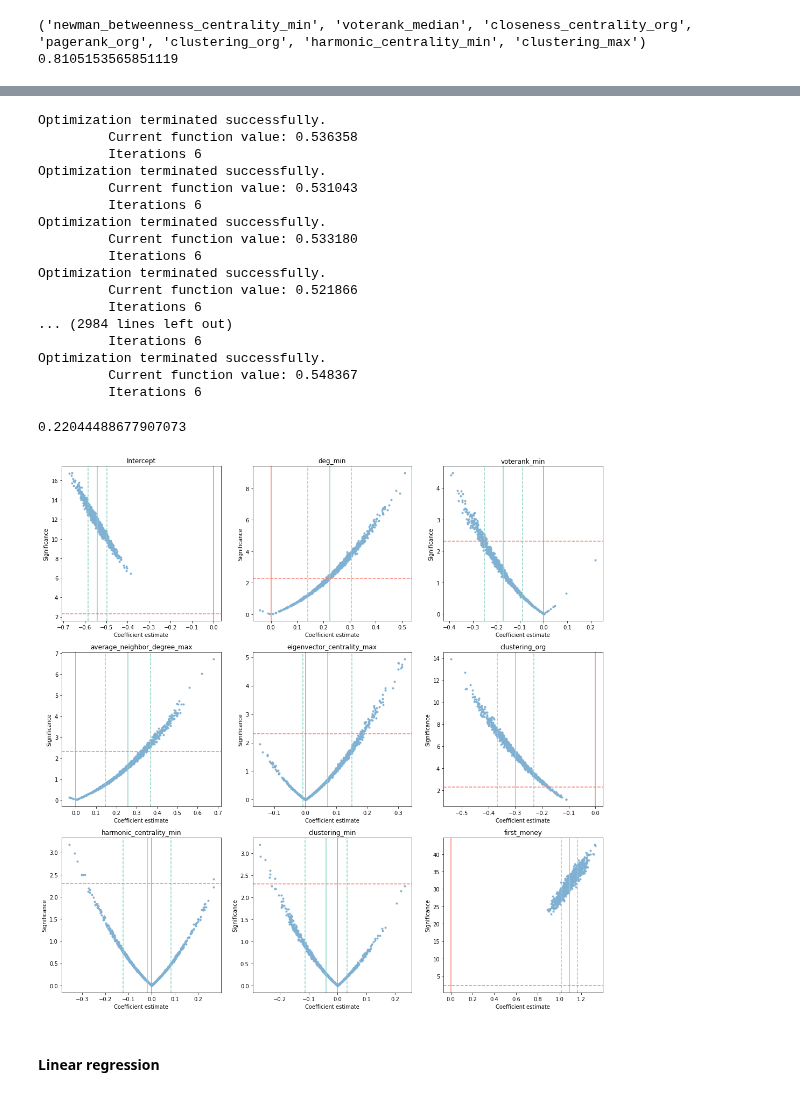
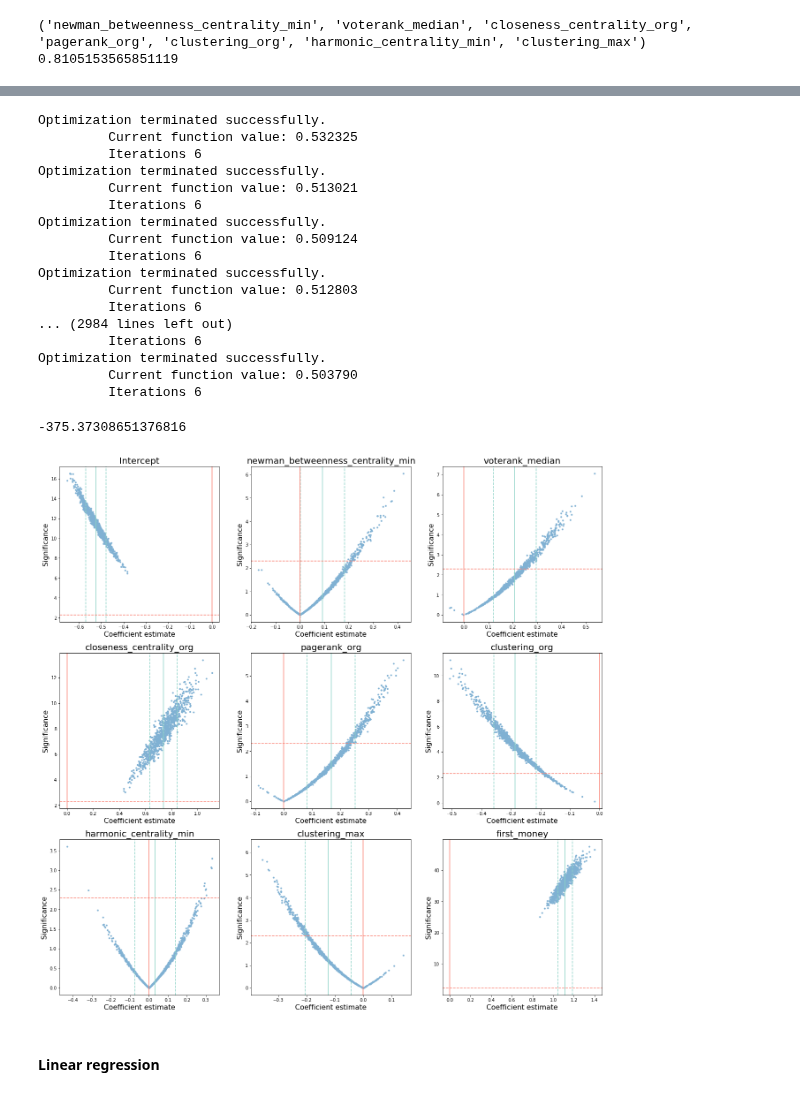
Before and after one commit to testalorenzo/crunch_net, a Jupyter notebook: ANS/notebook/notebooks/ANS_extension.ipynb, the cells around one changed output, grey strips where cells are left out. Cells and saved outputs as stored; diff of their text form; code cells hidden in the pictures.

```diff
--- a/ANS/notebook/notebooks/ANS_extension.ipynb
+++ b/ANS/notebook/notebooks/ANS_extension.ipynb
@@ -391,7 +391,7 @@ print(results_logistics['best_r_squared'])
 ('newman_betweenness_centrality_min', 'voterank_median', 'closeness_centrality_org', 'pagerank_org', 'clustering_org', 'harmonic_centrality_min', 'clustering_max')
 0.8105153565851119
 # %%
-formula_log='cluster ~ deg_min + voterank_min + average_neighbor_degree_max + eigenvector_centrality_max + clustering_org + harmonic_centrality_min + clustering_min + first_money'
+formula_log='cluster ~ newman_betweenness_centrality_min + voterank_median + closeness_centrality_org + pagerank_org + clustering_org + harmonic_centrality_min + clustering_max + first_money'
 # %%
 results = smf.logit(formula_log, data=binary_merge).fit()
 print(results.summary())
@@ -422,54 +422,55 @@ for i in range(1000):
     neg=binary_merge[binary_merge.cluster==0].sample(pos.shape[0])
     balanced=pd.concat([pos,neg])
     results = smf.logit(formula_log, data=balanced).fit()
-    pseudor.append(results.prsquared)
+    pseudor.append(results.llf)
     pvalues.append(results.pvalues)
     coef.append(results.params)
 # %% [output]
 Optimization terminated successfully.
-         Current function value: 0.536358
+         Current function value: 0.532325
          Iterations 6
 Optimization terminated successfully.
-         Current function value: 0.531043
+         Current function value: 0.513021
          Iterations 6
 Optimization terminated successfully.
-         Current function value: 0.533180
+         Current function value: 0.509124
          Iterations 6
 Optimization terminated successfully.
-         Current function value: 0.521866
+         Current function value: 0.512803
          Iterations 6
 ... (2984 lines left out)
          Iterations 6
 Optimization terminated successfully.
-         Current function value: 0.548367
+         Current function value: 0.503790
          Iterations 6
 # %%
 significance=[x.apply(lambda x: -np.log(x)) for x in pvalues]
 
-fig, axs = plt.subplots(3, 3, figsize=(18, 18))
+fig, axs = plt.subplots(3, 3, figsize=(22, 22))
 
 for i in range(9):
     axs[i//3, i%3].plot([x[i] for x in coef], [x[i] for x in significance], '.', c=default_color)
     axs[i//3, i%3].axvline(np.mean([x[i] for x in coef]), c=default_color3)
     axs[i//3, i%3].axvline(np.mean([x[i] for x in coef])-np.std([x[i] for x in coef]), linestyle='--', c=default_color3)
     axs[i//3, i%3].axvline(np.mean([x[i] for x in coef])+np.std([x[i] for x in coef]), linestyle='--', c=default_color3)
-    axs[i//3, i%3].set_title(significance[0].index[i])
+    axs[i//3, i%3].set_title(significance[0].index[i], fontsize=20)
 
 for ax in axs.flat:
-    ax.set(xlabel='Coefficient estimate', ylabel='Significance')
+    ax.set_xlabel('Coefficient estimate', fontsize=16)
+    ax.set_ylabel('Significance', fontsize=16)
 for ax in axs.flat:
     ax.axhline(-np.log(0.1),color=default_color2,ls='--')
     ax.axvline(0, c=default_color2)
 
 #axs[2, 2].set_visible(False)
 
 os.chdir('/Users/ltesta/Documents/GitHub/crunch_net/ANS/plots')
 plt.savefig('significance_logistic_'+str(size)+'.pdf', bbox_inches="tight")
 
 np.mean(pseudor)
 # %% [output]
-0.22044488677907073
+-375.37308651376816
-[figure, old version]
+[figure, new version]
 # %% [markdown]
 #### Linear regression
 # %%
```
Also changed, not shown: parts of 1 cell of this notebook.
